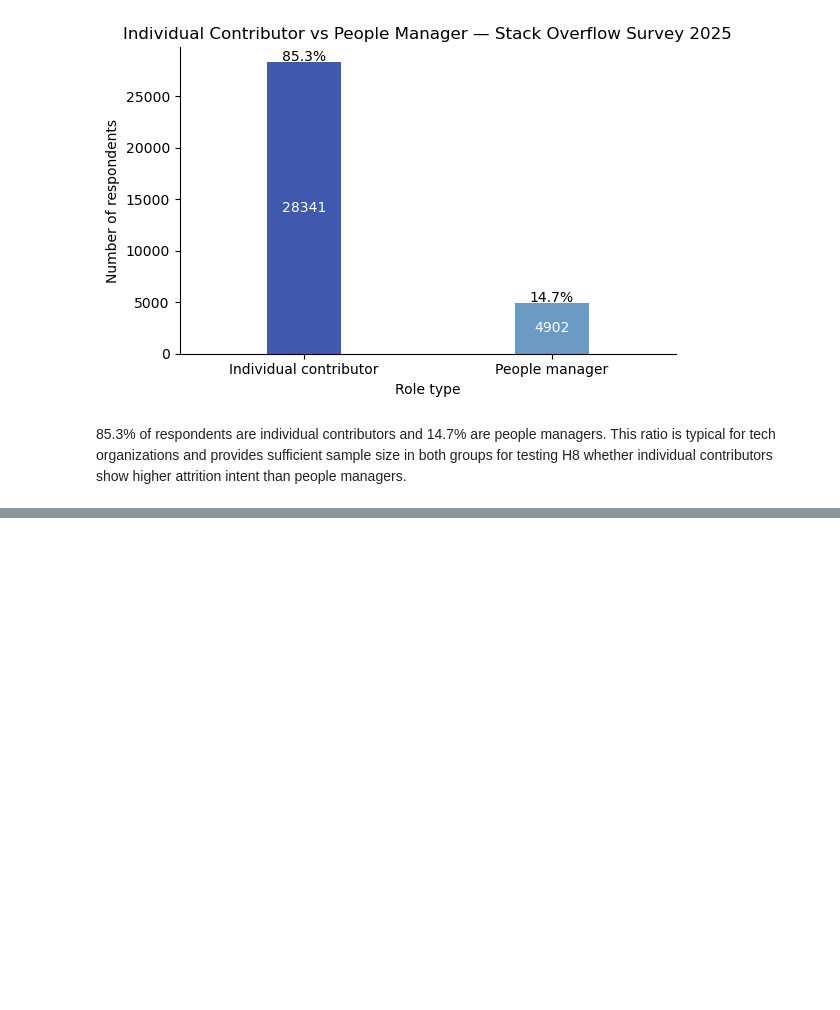
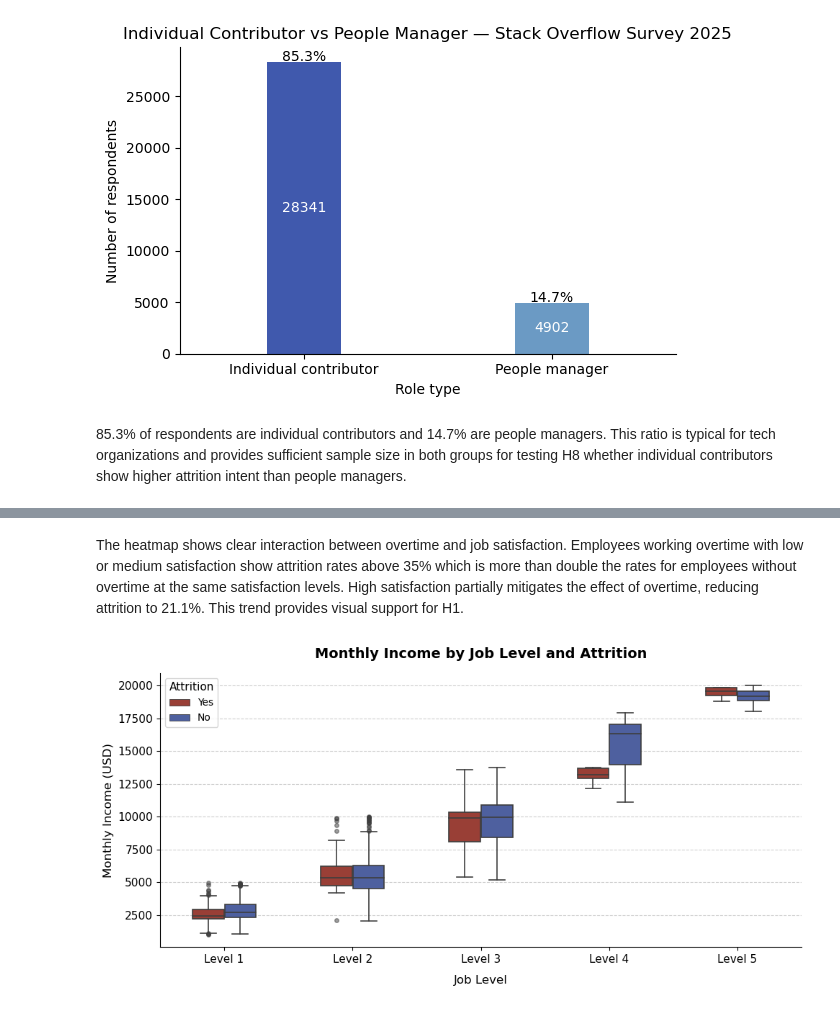
Before and after one commit to amanova1/why-employees-leave, a Jupyter notebook: why_employees_leave.ipynb, the cells around one changed output, grey strips where cells are left out. Saved outputs shown, nothing was run; the diff lists cells and outputs as text; code cells hidden in the pictures; blank space fills up the shorter version.

```diff
--- a/why_employees_leave.ipynb
+++ b/why_employees_leave.ipynb
@@ -717,0 +714,26 @@ plt.show()
+# %% [markdown]
+The heatmap shows clear interaction between overtime and job satisfaction. Employees working overtime with low or medium satisfaction show attrition rates above 35% which is more than double the rates for employees without overtime at the same satisfaction levels. High satisfaction partially mitigates the effect of overtime, reducing attrition to 21.1%. This trend provides visual support for H1.
+# %%
+fig, ax = plt.subplots(figsize=(10, 5))
+
+hr_data['JobLevel_label'] = hr_data['JobLevel'].map({1: 'Level 1', 2: 'Level 2', 3: 'Level 3', 4: 'Level 4', 5: 'Level 5'})
+order = ['Level 1', 'Level 2', 'Level 3', 'Level 4', 'Level 5']
+
+sns.boxplot(data=hr_data, x='JobLevel_label', y='MonthlyIncome', hue='Attrition', order=order, palette={'Yes': '#A93226', 'No': '#4059AD'}, width=0.5, linewidth=1.2, flierprops={"marker": "o", "markersize": 4, "alpha": 0.5}, ax=ax)
+
+ax.yaxis.grid(True, linestyle='--', alpha=0.6)
+ax.set_axisbelow(True)
+
+ax.set_title('Monthly Income by Job Level and Attrition', fontsize=14, fontweight='bold', pad=15)
+ax.set_xlabel('Job Level', fontsize=12, labelpad=10)
+ax.set_ylabel('Monthly Income (USD)', fontsize=12)
+ax.tick_params(labelsize=11)
+ax.spines['top'].set_visible(False)
+ax.spines['right'].set_visible(False)
+
+ax.legend(title='Attrition', fontsize=10, title_fontsize=11)
+
+plt.tight_layout()
+plt.show()
+# %% [output]
+[figure, added]
```
Also changed, not shown: parts of 18 cells of this notebook.
